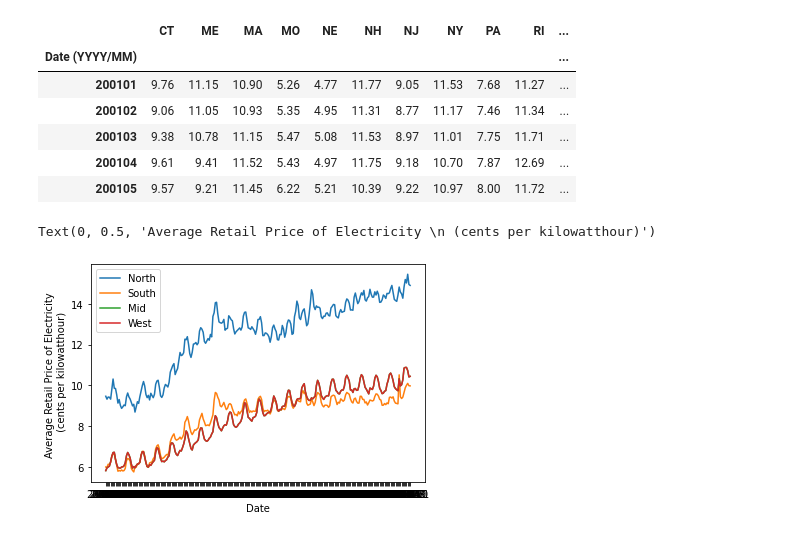
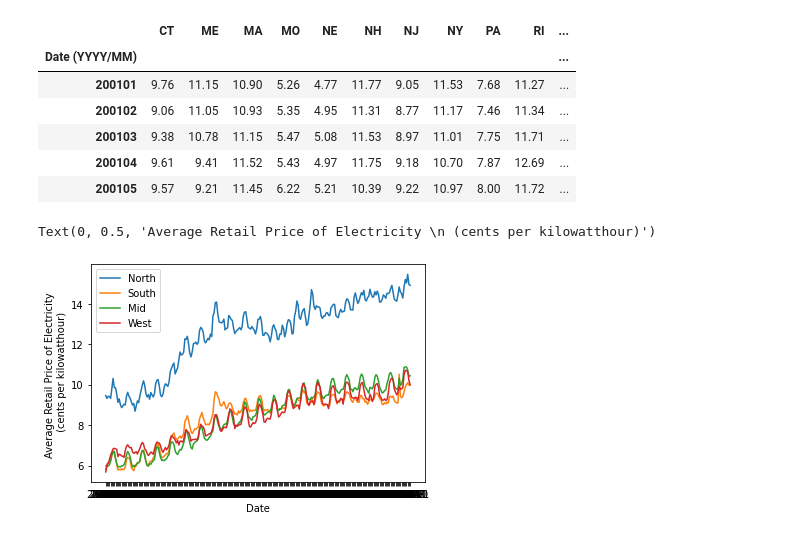
Before and after one commit to JWatson1102/project_1, a Jupyter notebook: energy_price_data.ipynb, the cells around one changed output. Cells and saved outputs as stored; diff of their text form; code cells hidden in the pictures.

Commit message:
corrected Retail Price graph

```diff
--- a/energy_price_data.ipynb
+++ b/energy_price_data.ipynb
@@ -39,7 +39,7 @@ state_codes = ['AL','AZ','AR','CA','CO','CT','DE','FL','GA','ID','IL','IN','IA',
 df = pd.DataFrame({})
 
 for state in state_codes:
-    url = f'http://api.eia.gov/series/?api_key={api_key}&series_id=ELEC.PRICE.{state}-ALL.M'
+    url = f'https://api.eia.gov/series/?api_key={api_key}&series_id=ELEC.PRICE.{state}-ALL.M'
 
     response = requests.get(url).json()
 
@@ -103,21 +103,21 @@ north_df.head()
 # %%
 north_trend = north_df.mean(1)
 south_trend = south_df.mean(1)
 mid_trend = mid_df.mean(1)
-west_trend = mid_df.mean(1)
+west_trend = west_df.mean(1)
 
 plt.plot(df['Date (YYYY/MM)'],north_trend,label='North')
 plt.plot(df['Date (YYYY/MM)'],south_trend,label='South')
 plt.plot(df['Date (YYYY/MM)'],mid_trend,label='Mid')
 plt.plot(df['Date (YYYY/MM)'],west_trend,label='West')
 plt.legend()
 #plt.grid()
 
 plt.xlabel('Date')
 plt.ylabel('Average Retail Price of Electricity \n (cents per kilowatthour)')
 # %% [output]
 Text(0, 0.5, 'Average Retail Price of Electricity \n (cents per kilowatthour)')
-[figure, old version]
+[figure, new version]
 # %%
 #north_df.head()
 df.to_csv("Price Output/output.csv", index=False, header=True)
```
